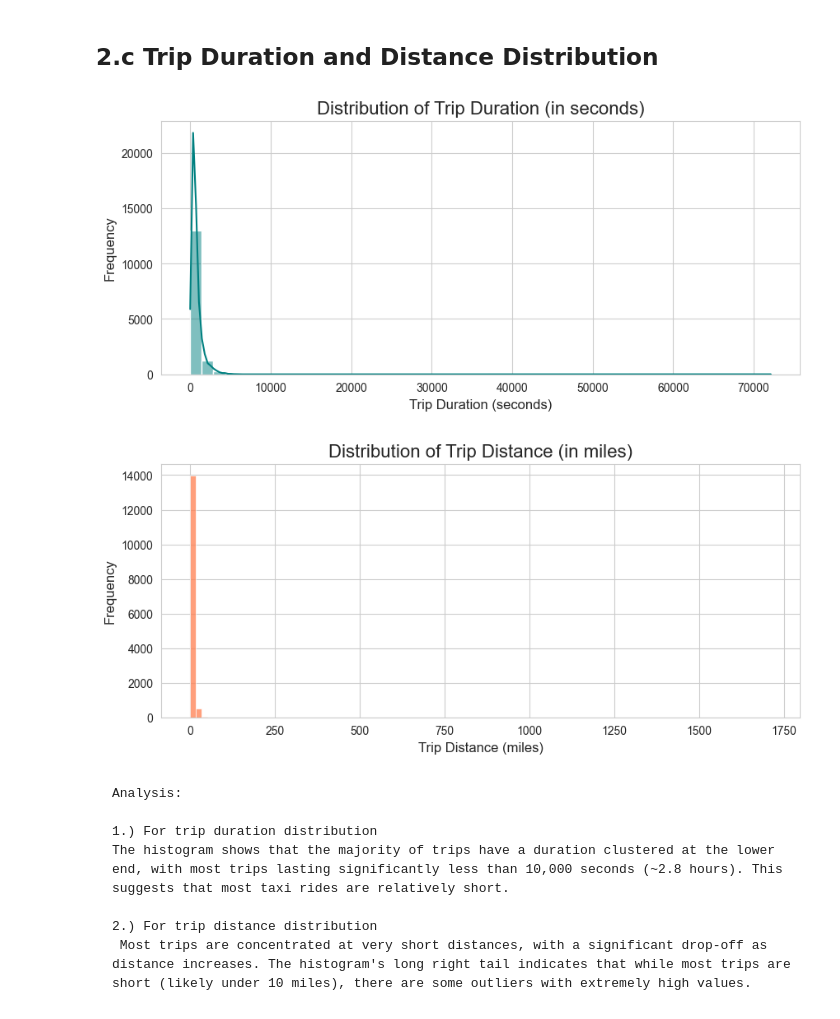
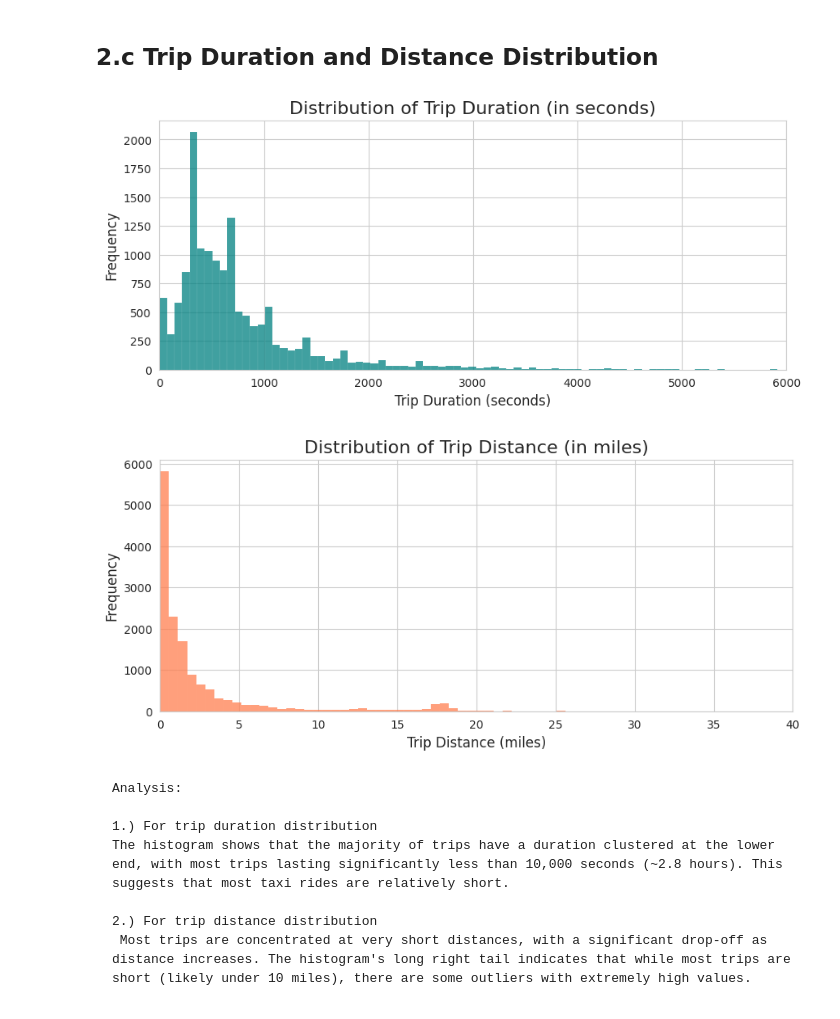
Before and after one commit to MalayKedia/CS215_assignments, a Jupyter notebook: Assignment5/Q2.ipynb, the cells around one changed output. Cells and saved outputs as stored; diff of their text form; code cells hidden in the pictures.

````diff
--- a/Assignment5/Q2.ipynb
+++ b/Assignment5/Q2.ipynb
@@ -140,22 +140,24 @@ Efficiency: Knowing if peak hour trips are short or long can help optimize drive
 # %%
 # Plot histogram for trip duration (trip_seconds)
 plt.figure(figsize=(10,4))
-sns.histplot(df['trip_seconds'], bins=50, kde=True, color='teal')
+sns.histplot(df['trip_seconds'], bins=1000, kde=False, color='teal')
 plt.title('Distribution of Trip Duration (in seconds)', fontsize=16)
+plt.xlim(0, 6000)
 plt.xlabel('Trip Duration (seconds)', fontsize=12)
 plt.ylabel('Frequency', fontsize=12)
 plt.show()
 
 # Plot histogram for trip distance (trip_miles)
 plt.figure(figsize=(10,4))
-sns.histplot(df['trip_miles'], bins=100, kde=False, color='coral')
+sns.histplot(df['trip_miles'], bins=3000, kde=False, color='coral')
+plt.xlim(0, 40)
 plt.title('Distribution of Trip Distance (in miles)', fontsize=16)
 plt.xlabel('Trip Distance (miles)', fontsize=12)
 plt.ylabel('Frequency', fontsize=12)
 plt.show()
 # %% [output]
-[figure, old version]
+[figure, new version]
-[figure, old version]
+[figure, new version]
 # %% [markdown]
 ```
 Analysis:
````
Also changed, not shown: parts of 7 cells of this notebook, 4 other files.
